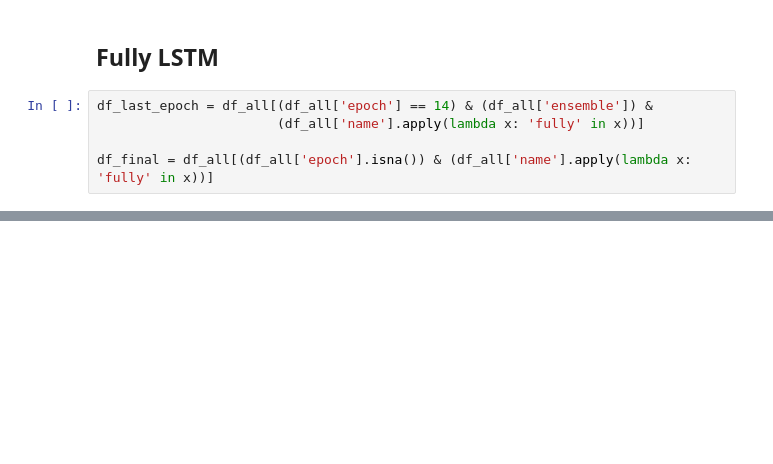
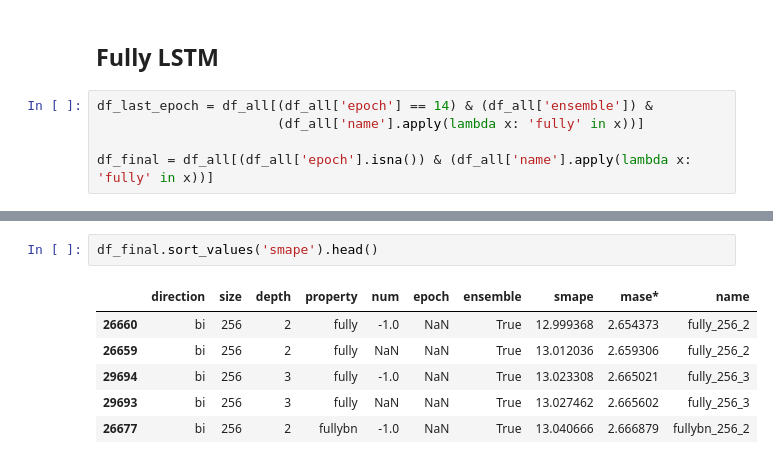
Before and after one commit to djib2011/forecasting-augmentation, a Jupyter notebook: experimentation/architecture_investigation.ipynb, the cells around one changed output, grey strips where cells are left out. Saved outputs shown, nothing was run; the diff lists cells and outputs as text; blank space fills up the shorter version.

```diff
--- a/experimentation/architecture_investigation.ipynb
+++ b/experimentation/architecture_investigation.ipynb
@@ -147,0 +148,9 @@ plt.ylim(13, 13.3)
+# %%
+df_final.sort_values('smape').head()
+# %% [output]
+|  | direction | size | depth | property | num | epoch | ensemble | smape | mase* | name |
+| 26660 | bi | 256 | 2 | fully | -1.0 | NaN | True | 12.999368 | 2.654373 | fully_256_2 |
+| 26659 | bi | 256 | 2 | fully | NaN | NaN | True | 13.012036 | 2.659306 | fully_256_2 |
+| 29694 | bi | 256 | 3 | fully | -1.0 | NaN | True | 13.023308 | 2.665021 | fully_256_3 |
+| 29693 | bi | 256 | 3 | fully | NaN | NaN | True | 13.027462 | 2.665602 | fully_256_3 |
+| 26677 | bi | 256 | 2 | fullybn | -1.0 | NaN | True | 13.040666 | 2.666879 | fullybn_256_2 |
```
Also changed, not shown: parts of 3 cells of this notebook, 3 other files.
